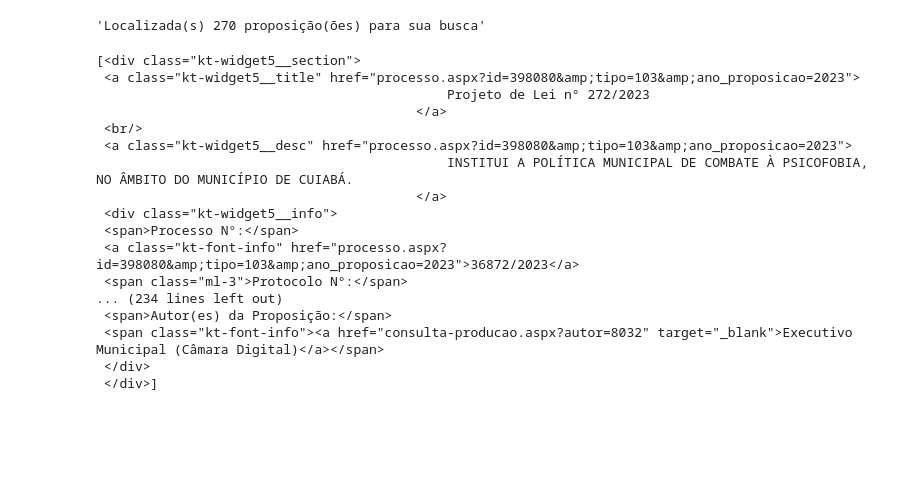
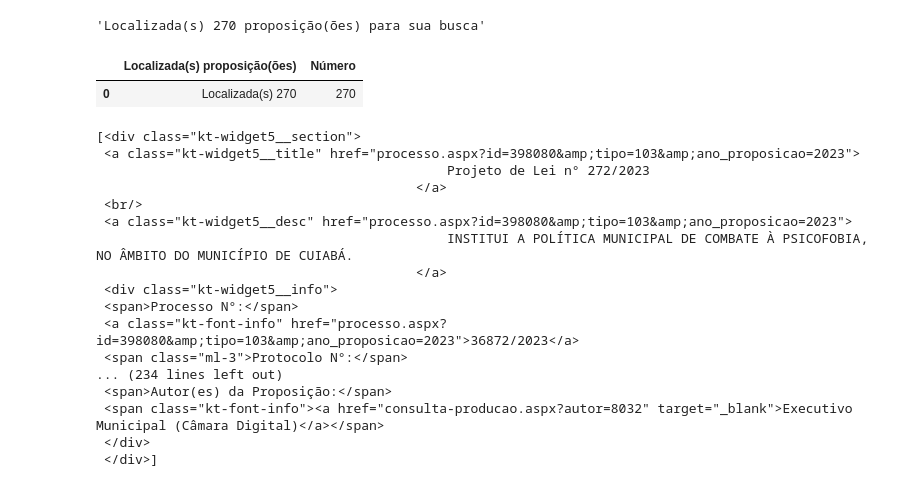
Before and after one commit to JonMaycon/DataScience, a Jupyter notebook: WS_CamaraVereadores_Cba.ipynb, the cells around one changed output. Cells and saved outputs as stored; diff of their text form; code cells hidden in the pictures; blank space fills up the shorter version.

```diff
--- a/WS_CamaraVereadores_Cba.ipynb
+++ b/WS_CamaraVereadores_Cba.ipynb
@@ -94,6 +94,22 @@ pagina_contagem = soup.find('div' , {'class': 'subheader-contagem'}).get_text()
 pagina_contagem
 # %% [output]
 'Localizada(s) 270 proposição(ões) para sua busca'
+# %%
+pagina_contagem = 'Localizada(s) 270 proposição(ões) para sua busca'
+
+# Extrair o número
+numero = int(pagina_contagem.split()[1])
+parte_do_pagina_contagem = ' '.join(texto.split()[0:2] + pagina_contagem.split()[3:-3])
+
+# Criar o DataFrame
+df_pagina_contagem = pd.DataFrame({'Localizada(s) proposição(ões)': [parte_do_pagina_contagem],
+                   'Número': [numero]})
+
+# Exibir o DataFrame
+df_pagina_contagem
+# %% [output]
+|  | Localizada(s) proposição(ões) | Número |
+| 0 | Localizada(s) 270 | 270 |
 # %%
 #Busca Tag com todas as informações do projeto:
 pagina_full = soup.findAll('div' , {'class': 'kt-widget5__section'})
```
Also changed, not shown: parts of 5 cells of this notebook.
